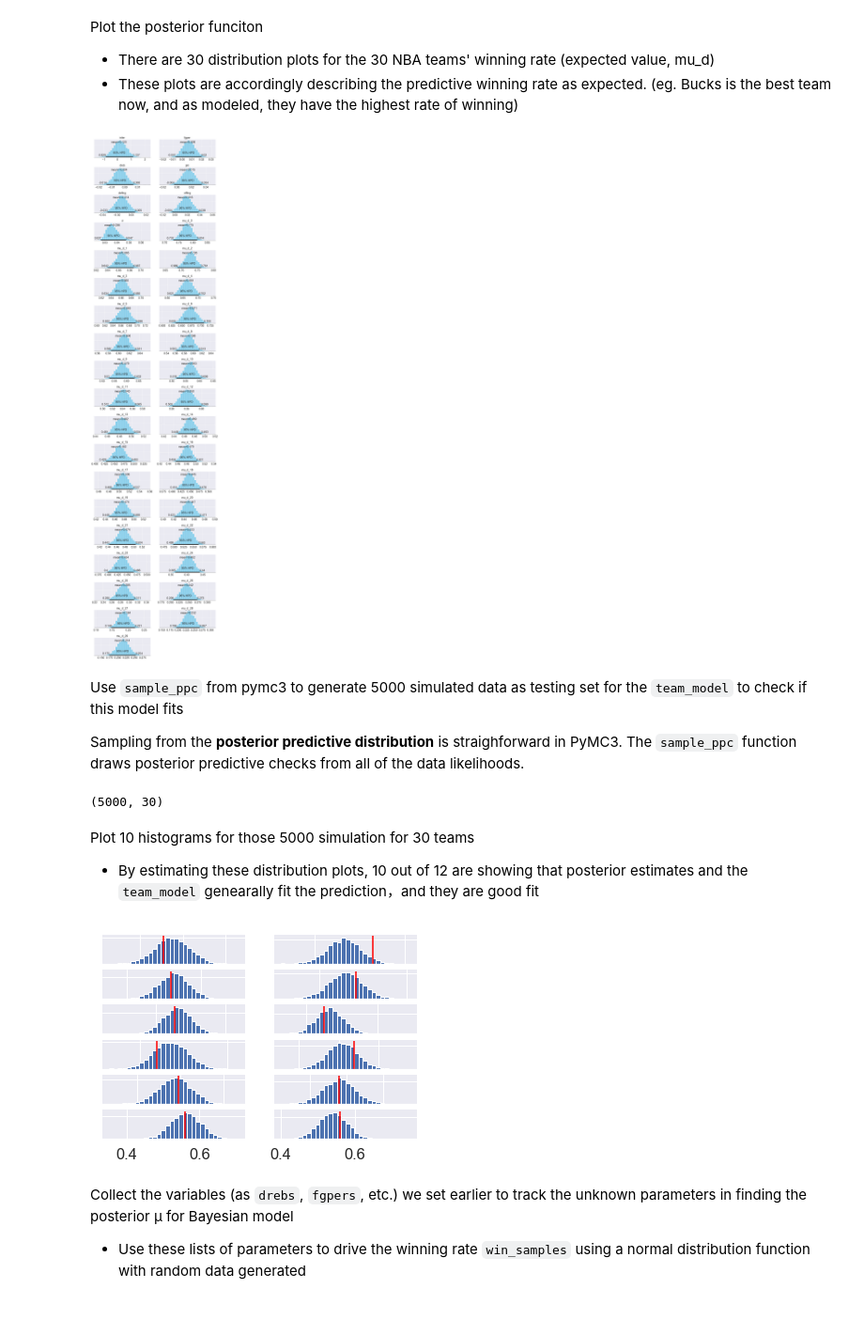
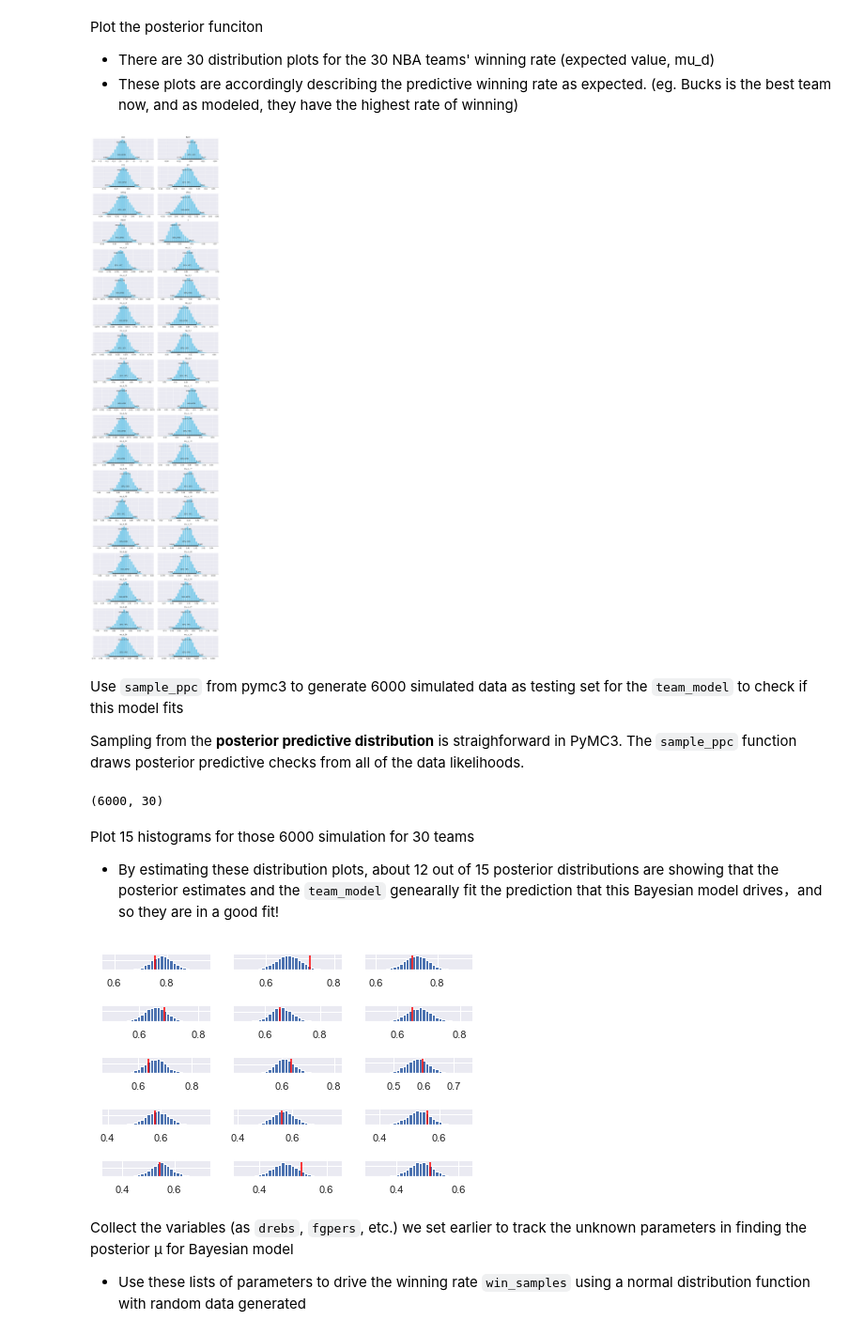
Before and after one commit to xuzhe0205/NBADataScience, a Jupyter notebook: NBATeamsAnalysis.ipynb, the cells around one changed output. Shown at 94% size. Saved outputs shown, nothing was run; the diff lists cells and outputs as text; code cells hidden in the pictures.

```diff
--- a/NBATeamsAnalysis.ipynb
+++ b/NBATeamsAnalysis.ipynb
@@ -117,0 +120,8 @@ Extract meaningful attributes from advanced and traditional team data: defense r
+# %%
+k = 7 #number of variables for heatmap
+f,ax = plt.subplots(figsize=(11, 11))
+cols = teamstats.corr().nlargest(k, 'WIN%')['WIN%'].index
+cm = np.corrcoef(teamstats[cols].values.T)
+sns.set(font_scale=1.25)
+hm = sns.heatmap(cm, cbar=True, annot=True, square=True, fmt='.2f', annot_kws={'size': 10}, yticklabels=cols.values, xticklabels=cols.values)
+plt.show()
@@ -117,0 +140,8 @@ Extract meaningful attributes from advanced and traditional team data: defense r
+# %%
+k = 6 #number of variables for heatmap
+f,ax = plt.subplots(figsize=(11, 11))
+cols = advteam2019.corr().nlargest(k, 'W')['W'].index
+cm = np.corrcoef(advteam2019[cols].values.T)
+sns.set(font_scale=1.25)
+hm = sns.heatmap(cm, cbar=True, annot=True, square=True, fmt='.2f', annot_kws={'size': 10}, yticklabels=cols.values, xticklabels=cols.values)
+plt.show()
@@ -364,7 +422,7 @@ from pymc3 import sample
 
 with team_model:
 
-    team_sample = sample(4000, tune=1000, random_seed=RANDOM_SEED,
+    team_sample = sample(5000, tune=1000, random_seed=RANDOM_SEED,
                          nuts_kwargs=dict(target_accept=.90))
 # %% [output]
 Auto-assigning NUTS sampler...
@@ -380,11 +437,11 @@ Plot the posterior funciton
 # %%
 from pymc3 import plot_posterior
 
-plot_posterior(team_sample[500:], varnames=['inter', 'fgper', 'dreb', 'pm', 'deftng','offtng', 'σ', 'mu_d']);
+plot_posterior(team_sample[500:], varnames=['inter', 'fgper', 'dreb', 'pm', 'deftng','offtng', 'efgper', 'σ', 'mu_d']);
 # %% [output]
-[figure, old version]
+[figure, new version]
 # %% [markdown]
-Use `sample_ppc` from pymc3 to generate 5000 simulated data as testing set for the `team_model` to check if this model fits
+Use `sample_ppc` from pymc3 to generate 6000 simulated data as testing set for the `team_model` to check if this model fits
 
 Sampling from the **posterior predictive distribution** is straighforward in PyMC3. The `sample_ppc` function draws posterior predictive checks from all of the data likelihoods.
 # %%
@@ -392,28 +449,28 @@ from pymc3 import sample_ppc
 
 with team_model:
 
-    team_ppc = sample_ppc(team_sample, 5000)
+    team_ppc = sample_ppc(team_sample, 6000)
 # %%
 team_ppc['score'].shape
 # %% [output]
-(5000, 30)
+(6000, 30)
 # %% [markdown]
-Plot 10 histograms for those 5000 simulation for 30 teams
-* By estimating these distribution plots, 10 out of 12 are showing that posterior estimates and the `team_model` genearally fit the prediction，and they are good fit
+Plot 15 histograms for those 6000 simulation for 30 teams
+* By estimating these distribution plots, about 12 out of 15 posterior distributions are showing that the posterior estimates and the `team_model` genearally fit the prediction that this Bayesian model drives，and so they are in a good fit!
 # %%
-fig, axes = plt.subplots(6, 2)
+fig, axes = plt.subplots(5, 3)
 axes_flat = axes.flatten()
 
 for ax, real_data, sim_data in zip(axes_flat[:], y, team_ppc['score'].T):
     ax.hist(sim_data, bins=30)
     ax.vlines(real_data, *ax.get_ylim(), colors='red')
     ax.set_yticklabels([])
     sns.despine(left=True)
 
 #axes_flat[-1].axis('off')
 plt.tight_layout()
 # %% [output]
-[figure, old version]
+[figure, new version]
 # %% [markdown]
 Collect the variables (as `drebs`, `fgpers`, etc.) we set earlier to track the unknown parameters in finding the posterior μ for Bayesian model
 * Use these lists of parameters to drive the winning rate `win_samples` using a normal distribution function with random data generated
```
Also changed, not shown: parts of 39 cells of this notebook, 2 other files.
